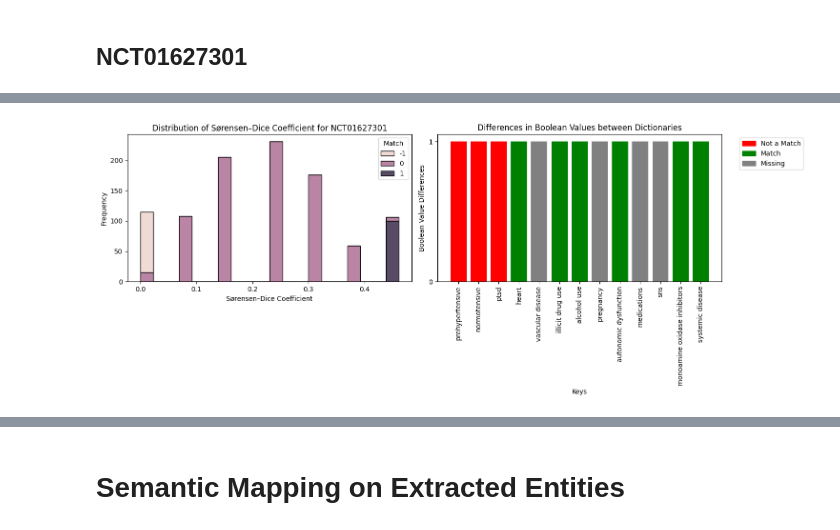
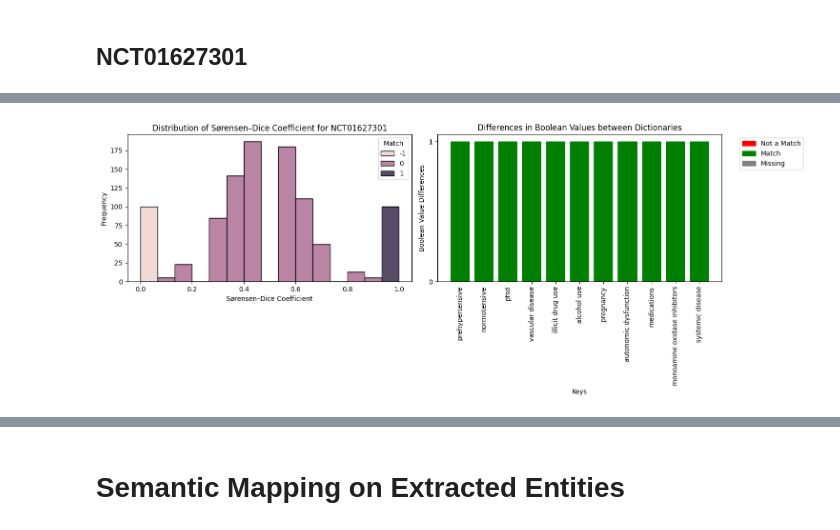
Before and after one commit to victormurcia/CTS_Test, a Jupyter notebook: CTS_Synthetic_Data_Full_Routineipynb.ipynb, the cells around one changed output, grey strips where cells are left out. Cells and saved outputs as stored; diff of their text form; code cells hidden in the pictures.

```diff
--- a/CTS_Synthetic_Data_Full_Routineipynb.ipynb
+++ b/CTS_Synthetic_Data_Full_Routineipynb.ipynb
@@ -636,14 +643,14 @@ exclusion_df
 # List of columns to be converted to bool
 columns_to_convert = []
 
-columns_to_drop = []#['thyroid-stimulating hormone-lab test', 'thyroid-stimulating hormone-interpretation']
+columns_to_drop = ['prehypertensive-bp (diastolic)', 'prehypertensive-bp (systolic)','normotensive-bp (diastolic)', 'normotensive-bp (systolic)']
 
 # Define list of columns to exclude
-exclude_columns = ['ad dementia', 'mini-mental state examination', 'acetylcholinesterase inhibitors', 'designated study partner']
+exclude_columns = ['ptsd','normotensive','prehypertensive']
 
-columns_to_rename = {}#{'achei': 'acetylcholinesterase inhibitors', 'alzheimers disease dementia': 'ad dementia'}
+columns_to_rename = {'clonidine ': 'sns medications', 'no illicit drug use': 'illicit drug use','not pregnant':'pregnant','heart or vascular disease': 'vascular disease'}
 
-new_boolean_columns = []#['glutamatergic agents', 'coronavirus', 'continuous direct medical care']
+new_boolean_columns = ['ptsd','normotensive', 'prehypertensive']
 
 # Provide the path to the CSV file
 file_path = 'https://raw.githubusercontent.com/victormurcia/CTS_Test/main/MDClone/NCT01627301.csv' # Replace with your actual file path
@@ -677,8 +683,5 @@ Index(['date of birth', 'gender at birth', 'ethnicity', 'ptsd',
       dtype='object')
 # %%
-# Assuming 'cohort' is your original dataframe
-cohort_df = create_labeled_cohort_df(cohort)
-
 #Process eligibility criteria
 criteria_text = """
 Inclusion Criteria:
@@ -697,7 +700,7 @@ Exclusion Criteria:
 - Any serious systemic disease
 """
 
-keys_to_remove = []
+keys_to_remove = ['sns','heart']
 entity_types = ['Disease_disorder', 'Medication', 'Diagnostic_procedure','Sign_symptom','History','Nonbiological_location','Clinical_event','Therapeutic_procedure','Activity'] #Only keep entities of these types
 
 eligibility_criteria_dict,inclusion_df,exclusion_df,cohort_subset = clinical_trial_matching(cohort, criteria_text, keys_to_remove, model, tokenizer,entity_types)
@@ -733,4 +722,4 @@ exclusion_df
 # %%
-visualize_bool_value_differences_and_histogram(eligibility_criteria_dict, cohort_subset['standardized_profile'][0], cohort_subset,'NCT01627301')
+visualize_bool_value_differences_and_histogram(eligibility_criteria_dict, cohort_subset['standardized_profile'][0], cohort_subset,'NCT01627301',bins=15)
 # %% [output]
-[figure, old version]
+[figure, new version]
```
Also changed, not shown: parts of 22 cells of this notebook.
